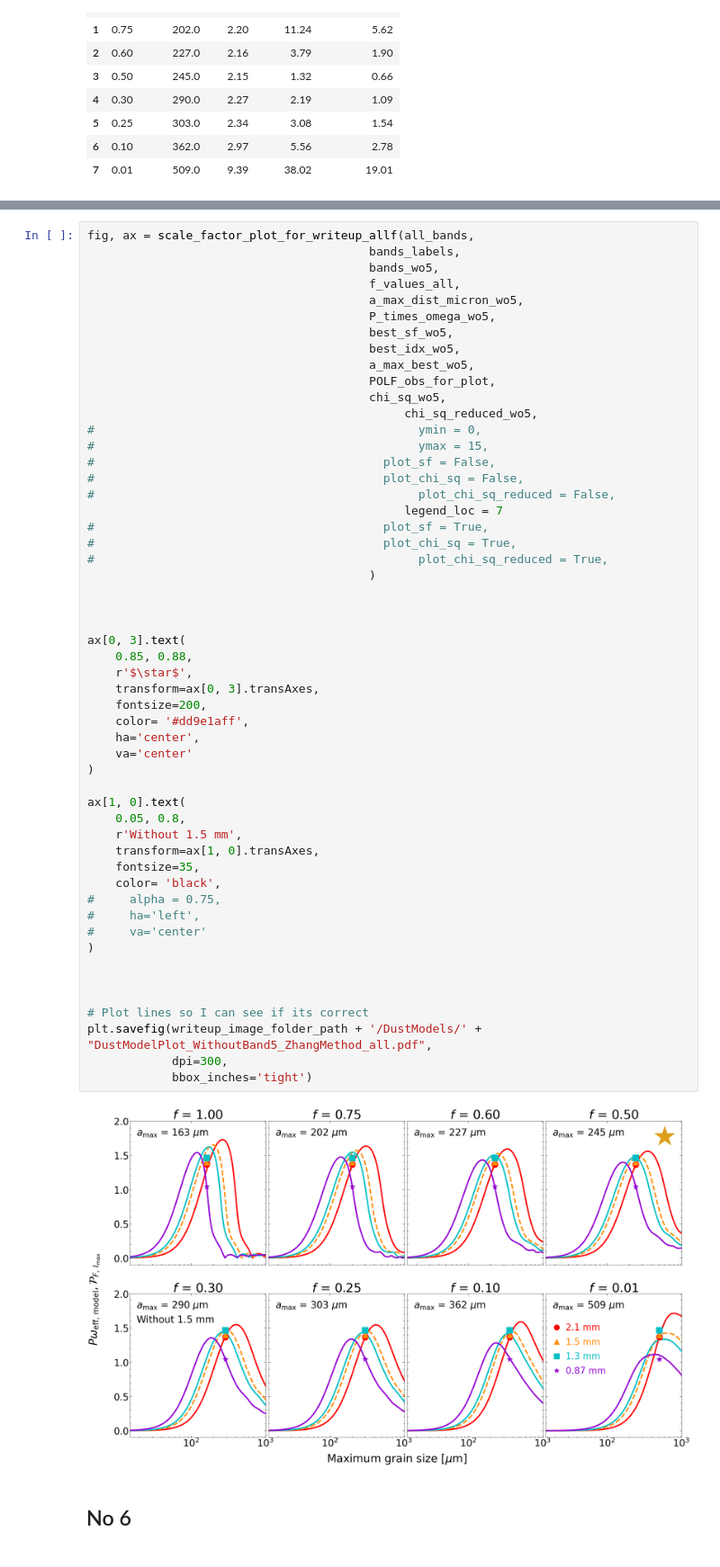
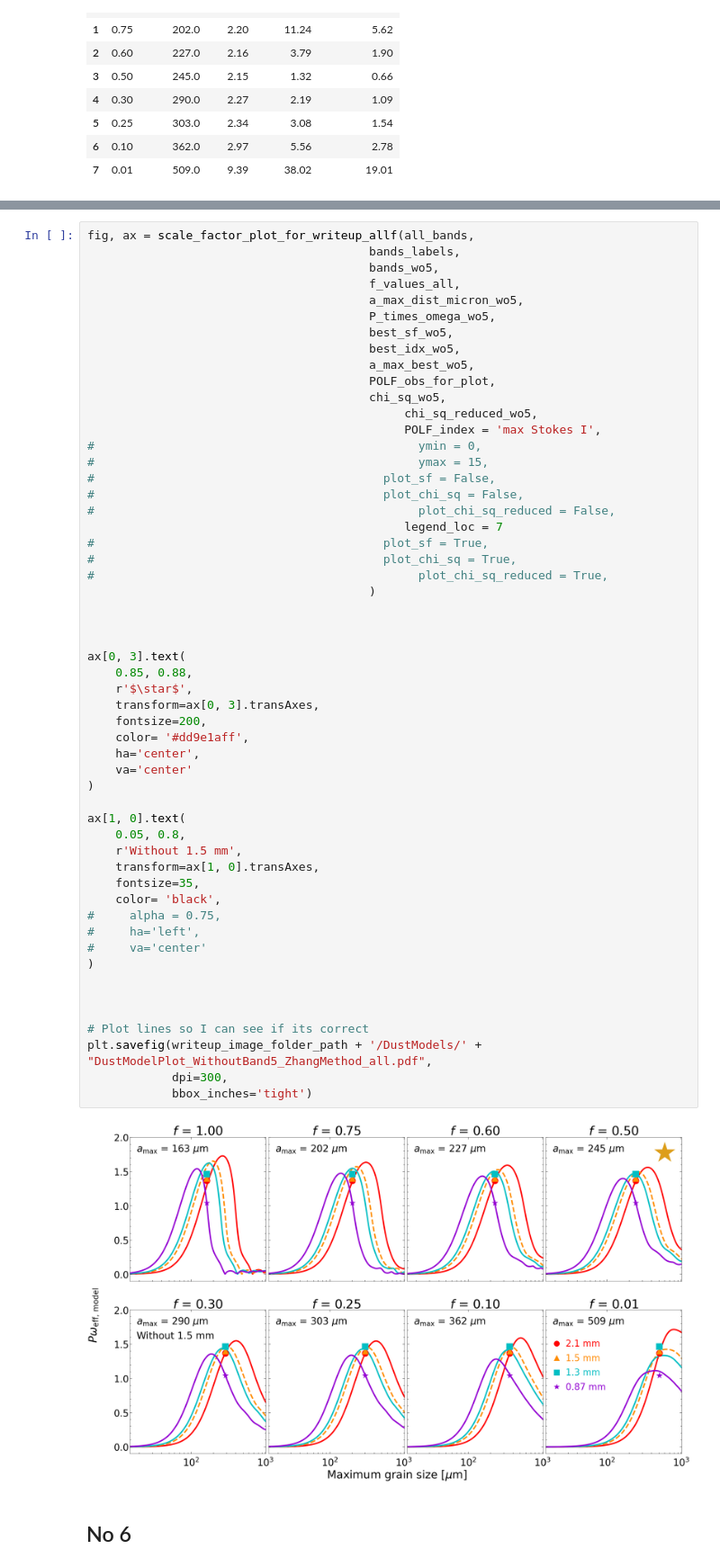
Before and after one commit to audreyburggraf/MastersThesis, a Jupyter notebook: PLOTTING C29 989/DUST MODEL NOTEBOOKS/SCALE_FACTOR_NOTEBOOKS/NEWEST_ScaleFactorGridPlot_ZHANG_METHOD_Plots_for_writeup.ipynb, the cells around one changed output, grey strips where cells are left out. Shown at 90% size. Saved outputs shown, nothing was run; the diff lists cells and outputs as text.

```diff
--- a/PLOTTING C29 989/DUST MODEL NOTEBOOKS/SCALE_FACTOR_NOTEBOOKS/NEWEST_ScaleFactorGridPlot_ZHANG_METHOD_Plots_for_writeup.ipynb
+++ b/PLOTTING C29 989/DUST MODEL NOTEBOOKS/SCALE_FACTOR_NOTEBOOKS/NEWEST_ScaleFactorGridPlot_ZHANG_METHOD_Plots_for_writeup.ipynb
@@ -496,6 +486,7 @@ fig, ax = scale_factor_plot_for_writeup_allf(all_bands,
                                         POLF_obs_for_plot,
                                         chi_sq_wo5,
                                              chi_sq_reduced_wo5,
+                                             POLF_index = 'max Stokes I',
 #                                              ymin = 0,
 #                                              ymax = 15,
 #                                         plot_sf = False,
@@ -510,34 +501,34 @@ fig, ax = scale_factor_plot_for_writeup_allf(all_bands,
 
 
 ax[0, 3].text(
     0.85, 0.88,
     r'$\star$',
     transform=ax[0, 3].transAxes,
     fontsize=200,
     color= '#dd9e1aff',
     ha='center',
     va='center'
 )
 
 ax[1, 0].text(
     0.05, 0.8,
     r'Without 1.5 mm',
     transform=ax[1, 0].transAxes,
     fontsize=35,
     color= 'black',
 #     alpha = 0.75,
 #     ha='left',
 #     va='center'
 )
 
 
 
 # Plot lines so I can see if its correct
 plt.savefig(writeup_image_folder_path + '/DustModels/' + "DustModelPlot_WithoutBand5_ZhangMethod_all.pdf",
             dpi=300,
             bbox_inches='tight')
 # %% [output]
-[figure, old version]
+[figure, new version]
 # %% [markdown]
 ## No 6
 # %%
```
Also changed, not shown: parts of 9 cells of this notebook, 48 other files.
